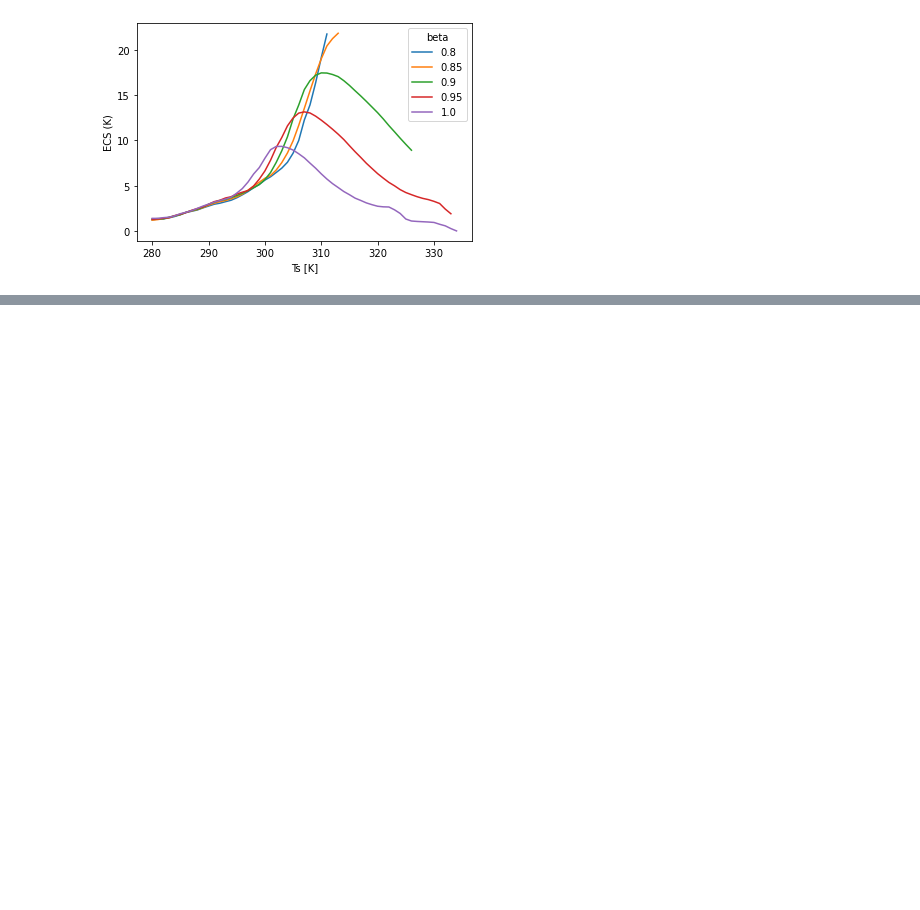
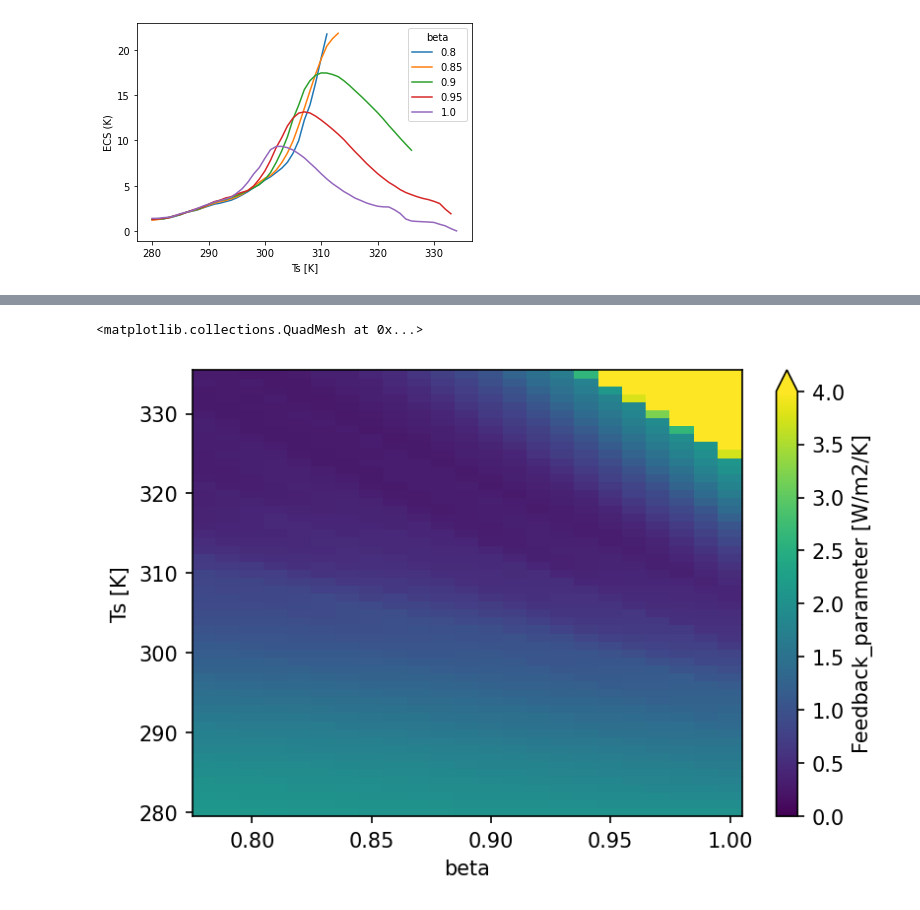
Before and after one commit to AndrewILWilliams/ECS_bump, a Jupyter notebook: notebooks/changes_in_beta.ipynb, the cells around one changed output, grey strips where cells are left out. Saved outputs shown, nothing was run; the diff lists cells and outputs as text; code cells hidden in the pictures; blank space fills up the shorter version.

```diff
--- a/notebooks/changes_in_beta.ipynb
+++ b/notebooks/changes_in_beta.ipynb
@@ -275,0 +337,7 @@ Text(0, 0.5, 'ECS (K)')
+# %%
+fig = plt.figure(dpi=150)
+
+da_lambda.plot(vmin=0, vmax=4)
+# %% [output]
+<matplotlib.collections.QuadMesh at 0x...>
+[figure, added]
```
Also changed, not shown: parts of 10 cells of this notebook.
